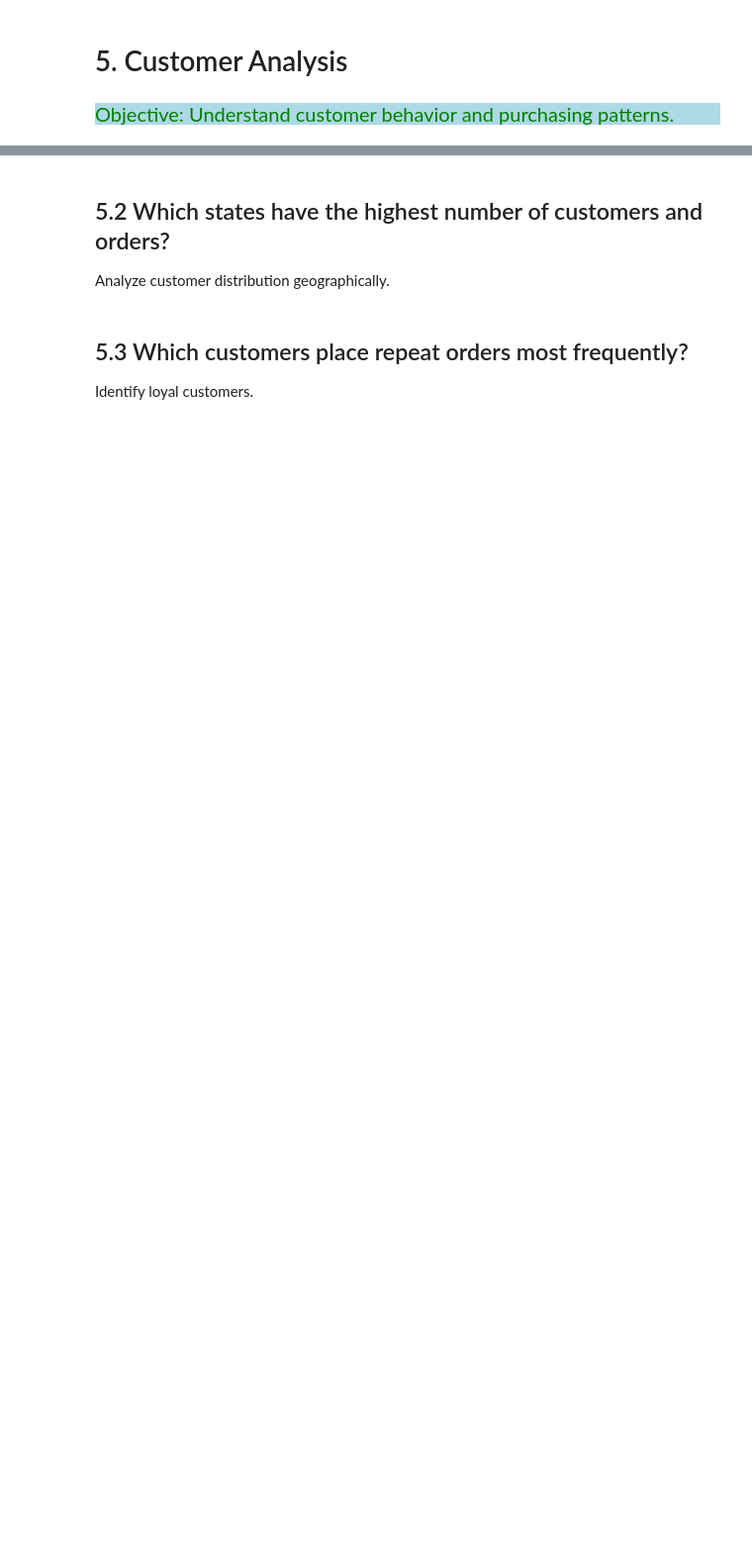
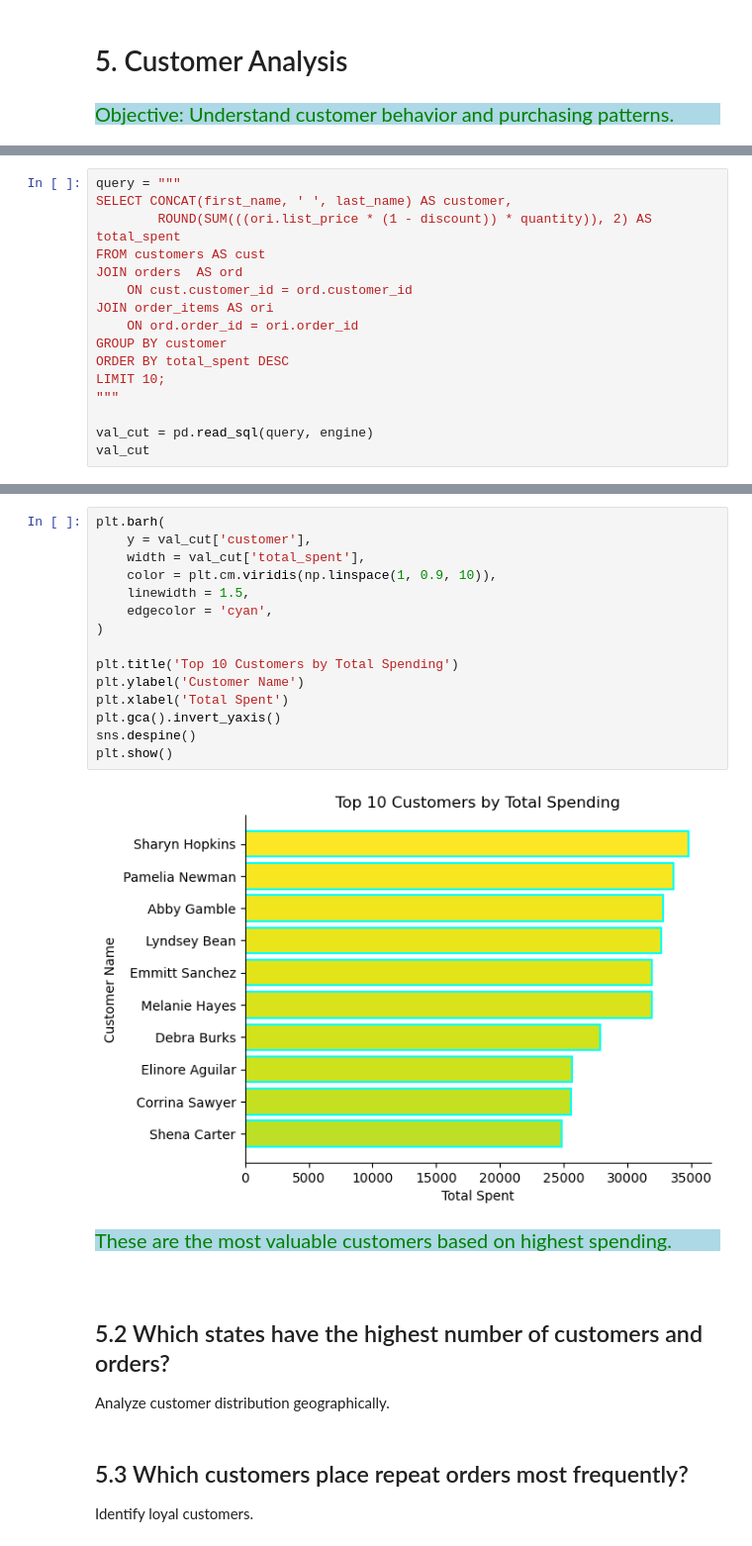
Before and after one commit to Kartika-Nidhi/Biker_Store_Analysis_SQL, a Jupyter notebook: BikeStoreAnalysisSQl.ipynb, the cells around one changed output, grey strips where cells are left out. Shown at 99% size. Saved outputs shown, nothing was run; the diff lists cells and outputs as text; blank space fills up the shorter version.

Commit message:
Customer analysis 1/3 completed

```diff
--- a/BikeStoreAnalysisSQl.ipynb
+++ b/BikeStoreAnalysisSQl.ipynb
@@ -772,0 +769,16 @@ Identify the most valuable customers.
+# %%
+query = """
+SELECT CONCAT(first_name, ' ', last_name) AS customer,
+        ROUND(SUM(((ori.list_price * (1 - discount)) * quantity)), 2) AS total_spent
+FROM customers AS cust
+JOIN orders  AS ord
+    ON cust.customer_id = ord.customer_id
+JOIN order_items AS ori
+    ON ord.order_id = ori.order_id
+GROUP BY customer
+ORDER BY total_spent DESC
+LIMIT 10;
+"""
+
+val_cut = pd.read_sql(query, engine)
+val_cut
@@ -773,3 +797,24 @@ Identify the most valuable customers.
+# %%
+plt.barh(
+    y = val_cut['customer'],
+    width = val_cut['total_spent'],
+    color = plt.cm.viridis(np.linspace(1, 0.9, 10)),
+    linewidth = 1.5,
+    edgecolor = 'cyan',
+)
+
+plt.title('Top 10 Customers by Total Spending')
+plt.ylabel('Customer Name')
+plt.xlabel('Total Spent')
+plt.gca().invert_yaxis()
+sns.despine()
+plt.show()
+# %% [output]
+[figure, added]
+# %% [markdown]
+<div style = "background-color:lightblue; color:green; font-size:20px; text-align:justify">These are the most valuable customers based on highest spending.
+# %% [markdown]
+<div>
 # %% [markdown]
 ## 5.2 Which states have the highest number of customers and orders?
 
```
Also changed, not shown: parts of 3 cells of this notebook.
